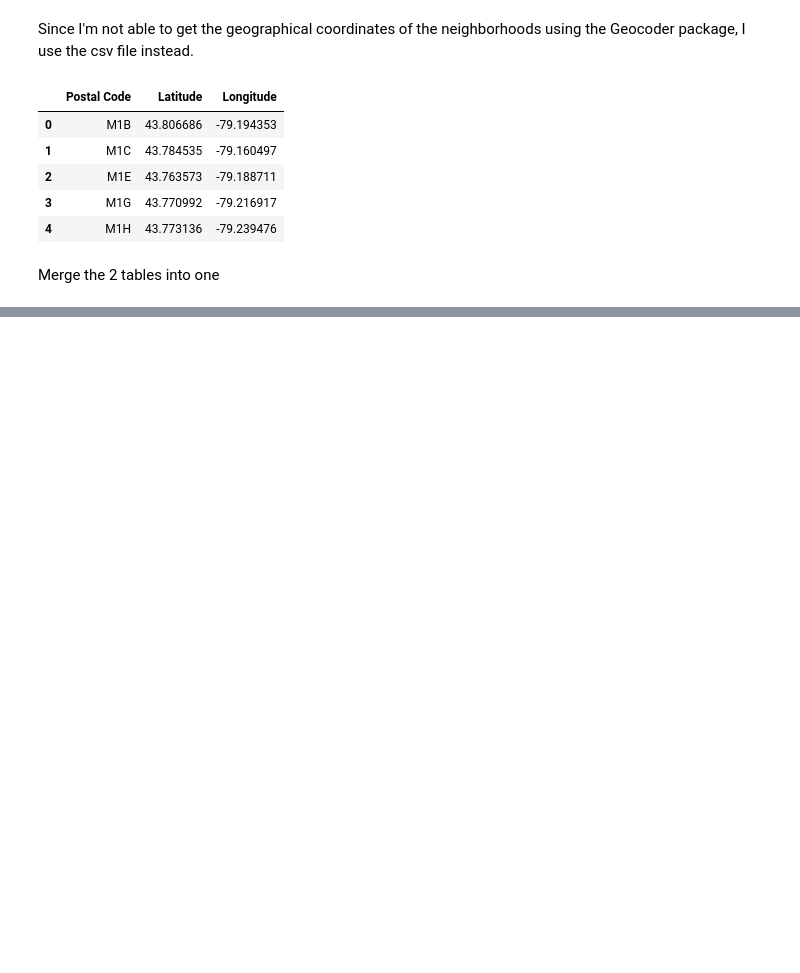
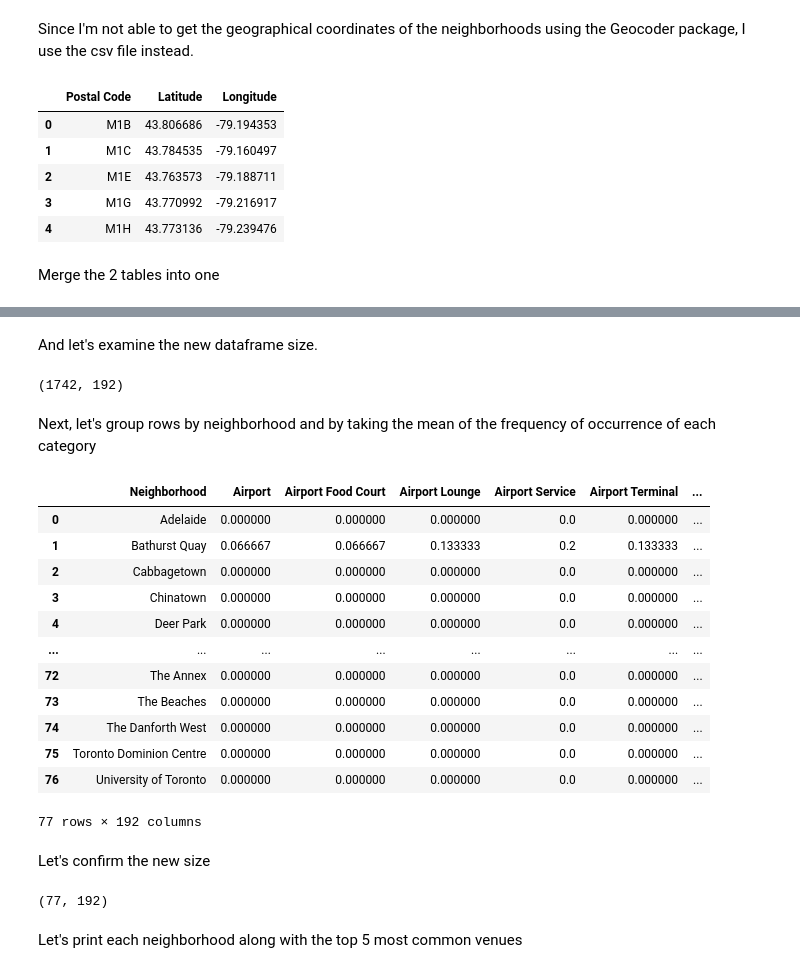
Before and after one commit to missGLP/DataScienceCapstone, a Jupyter notebook: NeighborhoodsInToronto.ipynb, the cells around one changed output, grey strips where cells are left out. Saved outputs shown, nothing was run; the diff lists cells and outputs as text; code cells hidden in the pictures; blank space fills up the shorter version.

```diff
--- a/NeighborhoodsInToronto.ipynb
+++ b/NeighborhoodsInToronto.ipynb
@@ -92,0 +116,12 @@ df2.head()
+# %%
+Toronto_data['Neighbourhood'] = Toronto_data['Neighbourhood'].str.split(',')
+
+# convert list of pd.Series then stack it
+Toronto_neighb = (Toronto_data
+ .set_index(['Postal Code','Borough','Latitude','Longitude'])['Neighbourhood']
+ .apply(pd.Series)
+ .stack()
+ .reset_index()
+ .drop('level_4', axis=1)
+ .rename(columns={0:'Neighbourhood'}))
+Toronto_neighb.head()
@@ -92,0 +150,8 @@ df2.head()
+# %%
+CLIENT_ID = 'LA1P4EI25SBET2FTUYUTBX1IT3UUH1LEVFYYFVBWQGHHTH5U' # your Foursquare ID
+CLIENT_SECRET = 'X3XCYINPE43REF0HAJUQSO2KXVEMDHBWPGYV50MHWYRWK135' # your Foursquare Secret
+VERSION = '20180605' # Foursquare API version
+LIMIT = 30
+#print('Your credentails:')
+#print('CLIENT_ID: ' + CLIENT_ID)
+#print('CLIENT_SECRET:' + CLIENT_SECRET)
@@ -92,0 +202,5 @@ df2.head()
+# %%
+toronto_venues = getNearbyVenues(names=Toronto_neighb['Neighbourhood'],
+                                   latitudes=Toronto_neighb['Latitude'],
+                                   longitudes=Toronto_neighb['Longitude']
+                                  )
@@ -92,0 +265,12 @@ df2.head()
+# %%
+# one hot encoding
+toronto_onehot = pd.get_dummies(toronto_venues[['Venue Category']], prefix="", prefix_sep="")
+
+# add neighborhood column back to dataframe
+toronto_onehot['Neighborhood'] = toronto_venues['Neighborhood']
+
+# move neighborhood column to the first column
+toronto_onehot.set_index('Neighborhood',inplace=True)
+toronto_onehot.reset_index(inplace=True)
+
+toronto_onehot.head()
@@ -92,0 +285,33 @@ df2.head()
+# %% [markdown]
+And let's examine the new dataframe size.
+# %%
+toronto_onehot.shape
+# %% [output]
+(1742, 192)
+# %% [markdown]
+Next, let's group rows by neighborhood and by taking the mean of the frequency of occurrence of each category
+# %%
+toronto_grouped = toronto_onehot.groupby('Neighborhood').mean().reset_index()
+toronto_grouped
+# %% [output]
+|  | Neighborhood | Airport | Airport Food Court | Airport Lounge | Airport Service | Airport Terminal | ... |
+| 0 | Adelaide | 0.000000 | 0.000000 | 0.000000 | 0.0 | 0.000000 | ... |
+| 1 | Bathurst Quay | 0.066667 | 0.066667 | 0.133333 | 0.2 | 0.133333 | ... |
+| 2 | Cabbagetown | 0.000000 | 0.000000 | 0.000000 | 0.0 | 0.000000 | ... |
+| 3 | Chinatown | 0.000000 | 0.000000 | 0.000000 | 0.0 | 0.000000 | ... |
+| 4 | Deer Park | 0.000000 | 0.000000 | 0.000000 | 0.0 | 0.000000 | ... |
+| ... | ... | ... | ... | ... | ... | ... | ... |
+| 72 | The Annex | 0.000000 | 0.000000 | 0.000000 | 0.0 | 0.000000 | ... |
+| 73 | The Beaches | 0.000000 | 0.000000 | 0.000000 | 0.0 | 0.000000 | ... |
+| 74 | The Danforth West | 0.000000 | 0.000000 | 0.000000 | 0.0 | 0.000000 | ... |
+| 75 | Toronto Dominion Centre | 0.000000 | 0.000000 | 0.000000 | 0.0 | 0.000000 | ... |
+| 76 | University of Toronto | 0.000000 | 0.000000 | 0.000000 | 0.0 | 0.000000 | ... |
+77 rows × 192 columns
+# %% [markdown]
+Let's confirm the new size
+# %%
+toronto_grouped.shape
+# %% [output]
+(77, 192)
+# %% [markdown]
+Let's print each neighborhood along with the top 5 most common venues
```
Also changed, not shown: parts of 44 cells of this notebook.
